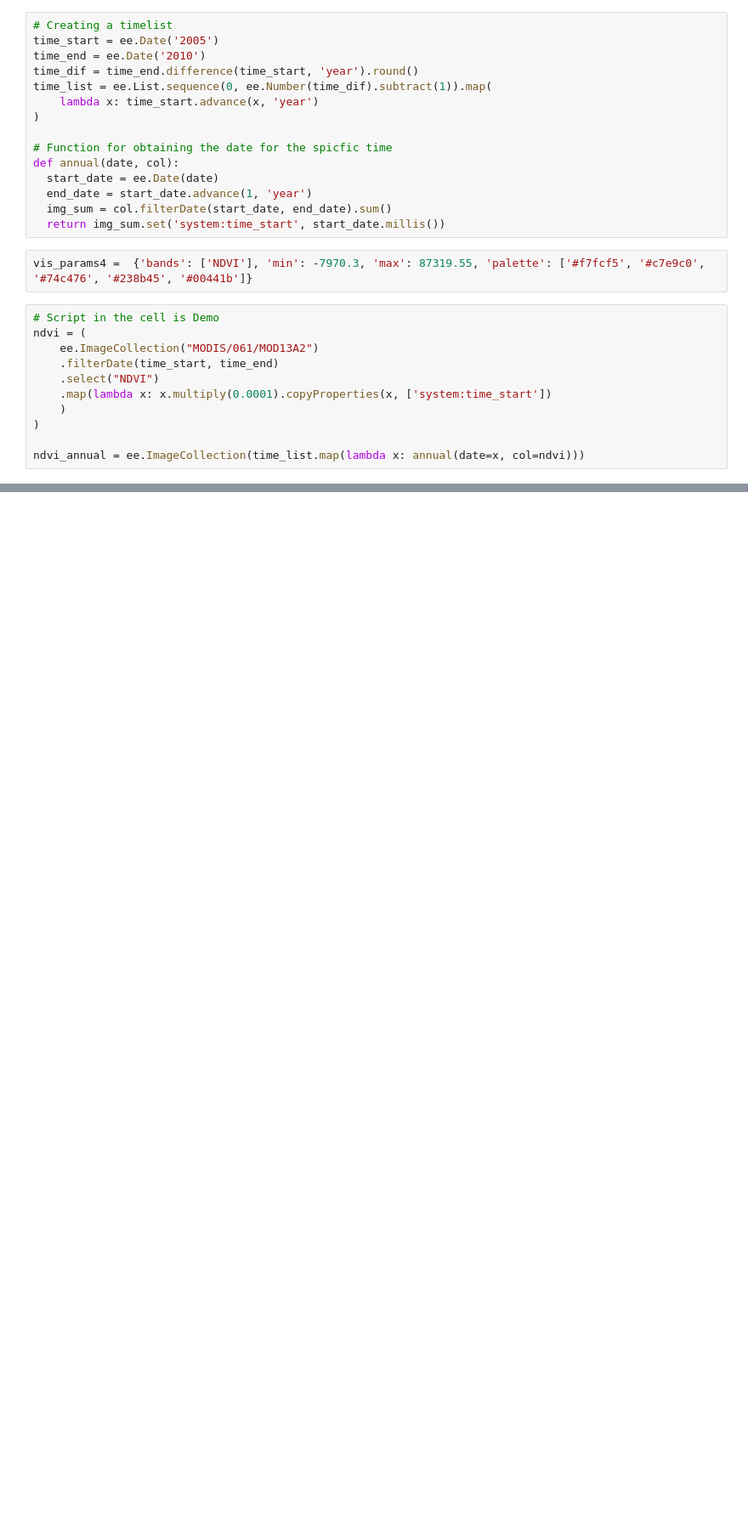
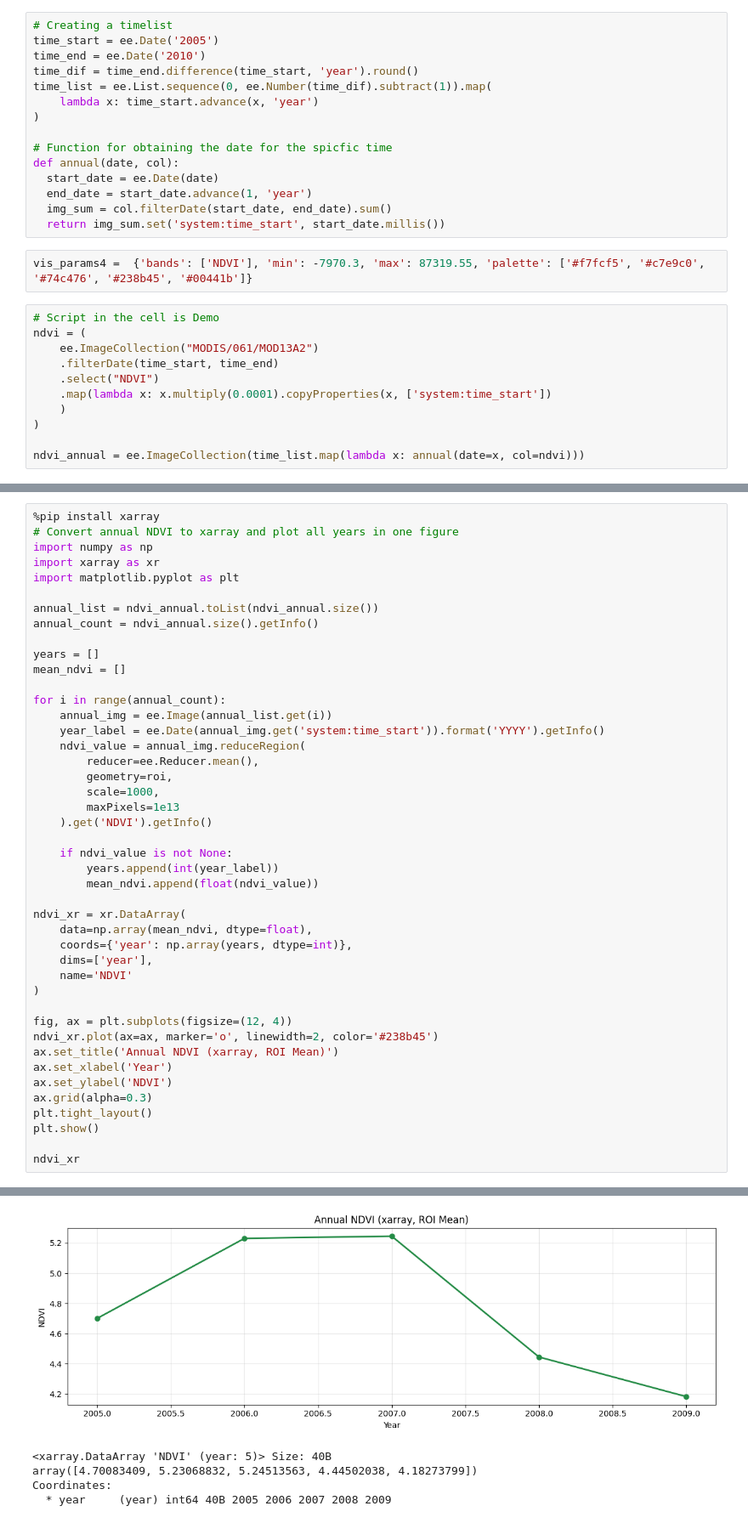
Before and after one commit to Thaer-F-Ali/CodexTestDemo, a Jupyter notebook: NumpyCodexTest.ipynb, the cells around one changed output, grey strips where cells are left out. Shown at 85% size. Cells and saved outputs as stored; diff of their text form; blank space fills up the shorter version.

Commit message:
xarray added
this update is for adding xarray

```diff
--- a/NumpyCodexTest.ipynb
+++ b/NumpyCodexTest.ipynb
@@ -73,0 +141,45 @@ import numpy as npimport matplotlib.pyplot as plt# Plot all yearly NDVI values i
+# %%
+%pip install xarray
+# Convert annual NDVI to xarray and plot all years in one figure
+import numpy as np
+import xarray as xr
+import matplotlib.pyplot as plt
+
+annual_list = ndvi_annual.toList(ndvi_annual.size())
+annual_count = ndvi_annual.size().getInfo()
+
+years = []
+mean_ndvi = []
+
+for i in range(annual_count):
+    annual_img = ee.Image(annual_list.get(i))
+    year_label = ee.Date(annual_img.get('system:time_start')).format('YYYY').getInfo()
+    ndvi_value = annual_img.reduceRegion(
+        reducer=ee.Reducer.mean(),
+        geometry=roi,
+        scale=1000,
+        maxPixels=1e13
+    ).get('NDVI').getInfo()
+
+    if ndvi_value is not None:
+        years.append(int(year_label))
+        mean_ndvi.append(float(ndvi_value))
+
+ndvi_xr = xr.DataArray(
+    data=np.array(mean_ndvi, dtype=float),
+    coords={'year': np.array(years, dtype=int)},
+    dims=['year'],
+    name='NDVI'
+)
+
+fig, ax = plt.subplots(figsize=(12, 4))
+ndvi_xr.plot(ax=ax, marker='o', linewidth=2, color='#238b45')
+ax.set_title('Annual NDVI (xarray, ROI Mean)')
+ax.set_xlabel('Year')
+ax.set_ylabel('NDVI')
+ax.grid(alpha=0.3)
+plt.tight_layout()
+plt.show()
+
+ndvi_xr
+# %% [output]
@@ -73,0 +195,5 @@ import numpy as npimport matplotlib.pyplot as plt# Plot all yearly NDVI values i
+[figure, added]
+<xarray.DataArray 'NDVI' (year: 5)> Size: 40B
+array([4.70083409, 5.23068832, 5.24513563, 4.44502038, 4.18273799])
+Coordinates:
+  * year     (year) int64 40B 2005 2006 2007 2008 2009
```
Also changed, not shown: parts of 7 cells of this notebook.
